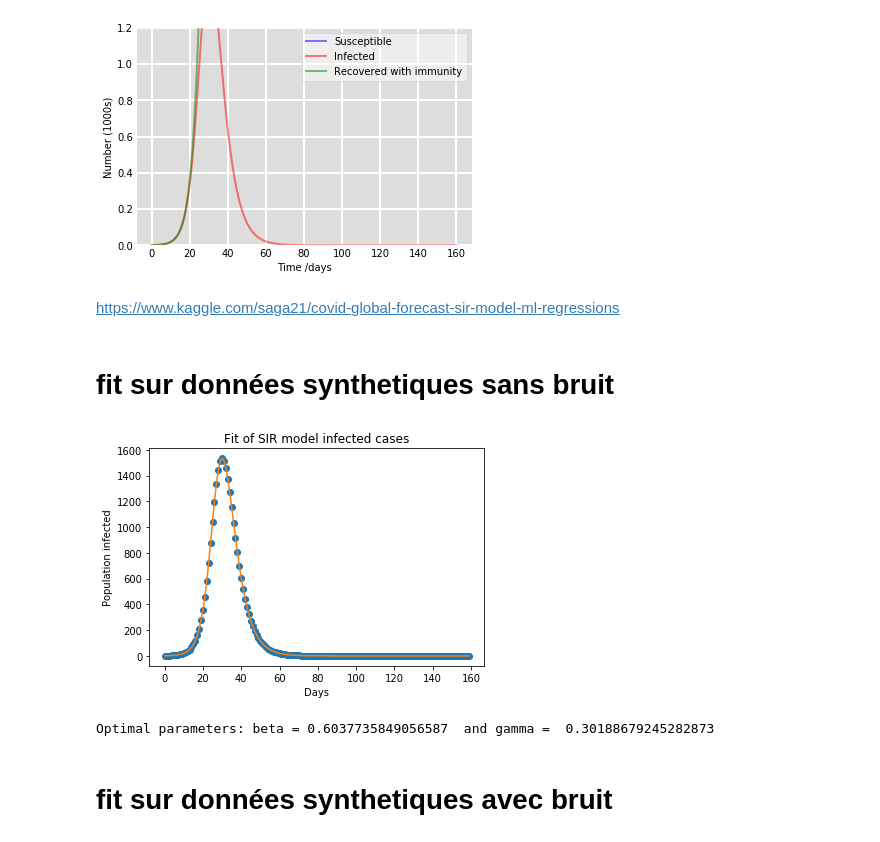
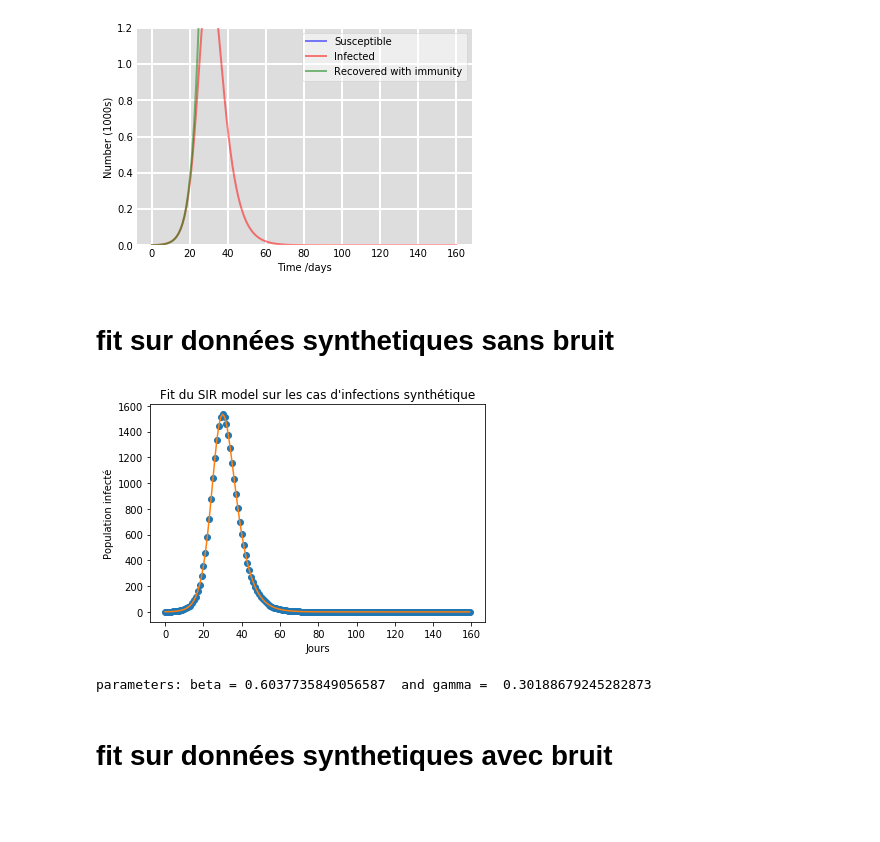
Before and after one commit to m-almatary/projetCovid, a Jupyter notebook: CovidSIR.ipynb, the cells around one changed output. Drawn from its saved outputs; the diff is of its cells as text; code cells hidden in the pictures; blank space fills up the shorter version.

```diff
--- a/CovidSIR.ipynb
+++ b/CovidSIR.ipynb
@@ -131,49 +128,32 @@ for spine in ('top', 'right', 'bottom', 'left'):
 plt.show()
 # %% [output]
 [figure]
-# %% [markdown]
-https://www.kaggle.com/saga21/covid-global-forecast-sir-model-ml-regressions
 # %% [markdown]
 # fit sur données synthetiques sans bruit
-# %%
-
-# fitg sur données synthetique sans bruit
-infected = I #géneré par le model SIR
-newN = 10000 #comme celui d'avant
-expectedBeta = 0.6
-expectedGama = 3./10
-
-# Initial number of infected and recovered individuals, I0 and R0.
-I0, R0 = infected[0], 0
-# Everyone else, S0, is susceptible to infection initially.
-S0 = newN - I0 - R0
-
-x = [i for i in range (0,160)]
-y = infected
-
-
-def sir_model(y, x, betas, gammas):
-    sus = -betas * y[0] * y[1] / newN
-    rec = gammas * y[1]
-    inf = -(sus + rec)
-    return sus, inf, rec
-
-def fit_odeint(x, betas, gammas):
-    return integrate.odeint(sir_model, (S0, I0, R0), x, args=(betas, gammas))[:,1]
-
-popt, pcov = optimize.curve_fit(fit_odeint, x, y)
-fitted = fit_odeint(x, *popt)
-
-
-plt.plot(x, y, 'o')
-plt.plot(x, fitted)
-plt.title("Fit of SIR model infected cases")
-plt.ylabel("Population infected")
-plt.xlabel("Days")
-plt.show()
-print("Optimal parameters: beta =", popt[0], " and gamma = ", popt[1])
-# %% [output]
-[figure, removed]
-Optimal parameters: beta = 0.6037735849056587  and gamma =  0.30188679245282873
+# %%
+expectedBeta = 0.6
+expectedGama = 3./10
+
+infected = I
+
+N=10000
+
+x = [i for i in range (0,160)]
+y = infected # infection géneré par le modéle précedent d'exemple
+
+a = SIRModel(N=N,I0=infected[0])
+
+a.fit(x,y)
+
+plt.plot(x, y, 'o')
+plt.plot(x, a.predict(x)[1])
+plt.title("Fit du SIR model sur les cas d'infections synthétique")
+plt.ylabel("Population infecté")
+plt.xlabel("Jours")
+plt.show()
+print("parameters: beta =", a.beta, " and gamma = ", a.gamma)
+# %% [output]
+[figure, added]
+parameters: beta = 0.6037735849056587  and gamma =  0.30188679245282873
 # %% [markdown]
 # fit sur données synthetiques avec bruit
```
Also changed, not shown: parts of 10 cells of this notebook, 2 other files.
